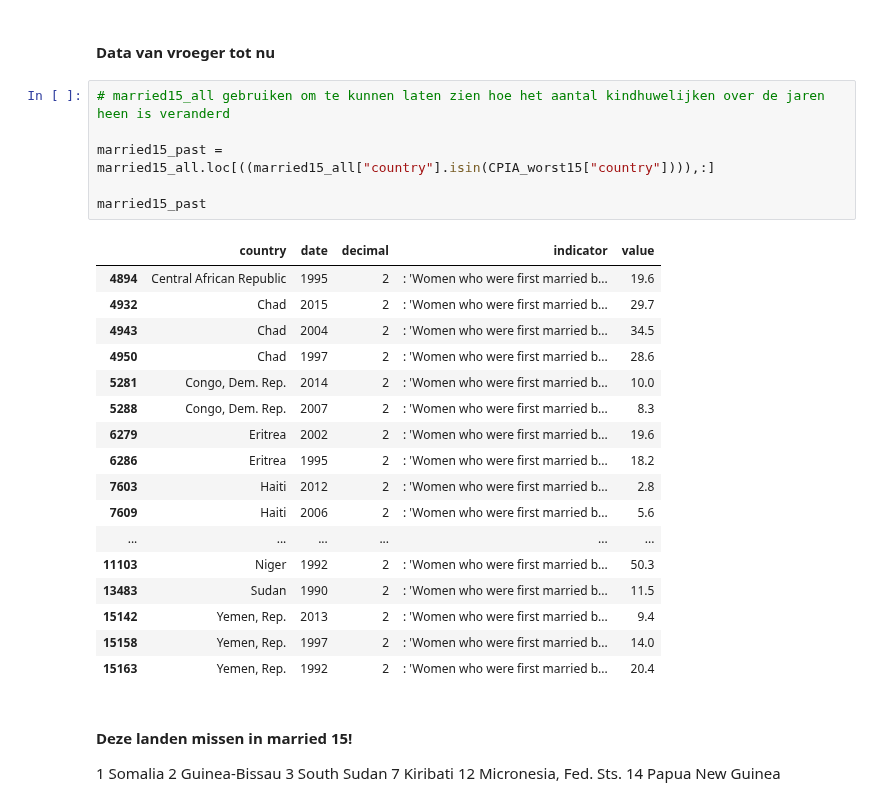
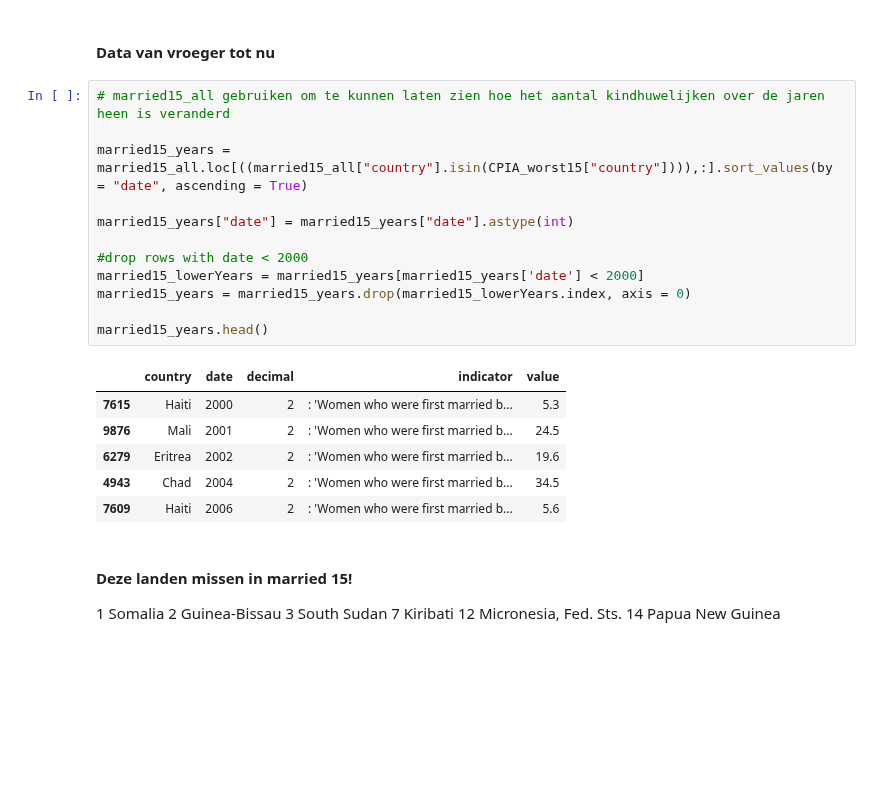
Before and after one commit to omar-d/EPA-WB-Equity, a Jupyter notebook: Deelvraag 2_kindhuwelijken.ipynb, the cells around one changed output. Drawn from its saved outputs; the diff is of its cells as text; blank space fills up the shorter version.

```diff
--- a/Deelvraag 2_kindhuwelijken.ipynb
+++ b/Deelvraag 2_kindhuwelijken.ipynb
@@ -112,27 +80,22 @@ Text(0,0.5,'Percentage')
 # %%
 # married15_all gebruiken om te kunnen laten zien hoe het aantal kindhuwelijken over de jaren heen is veranderd
 
-married15_past = married15_all.loc[((married15_all["country"].isin(CPIA_worst15["country"]))),:]
+married15_years = married15_all.loc[((married15_all["country"].isin(CPIA_worst15["country"]))),:].sort_values(by = "date", ascending = True)
 
-married15_past
+married15_years["date"] = married15_years["date"].astype(int)
+
+#drop rows with date < 2000
+married15_lowerYears = married15_years[married15_years['date'] < 2000]
+married15_years = married15_years.drop(married15_lowerYears.index, axis = 0)
+
+married15_years.head()
 # %% [output]
 |  | country | date | decimal | indicator | value |
-| 4894 | Central African Republic | 1995 | 2 | : 'Women who were first married b... | 19.6 |
-| 4932 | Chad | 2015 | 2 | : 'Women who were first married b... | 29.7 |
+| 7615 | Haiti | 2000 | 2 | : 'Women who were first married b... | 5.3 |
+| 9876 | Mali | 2001 | 2 | : 'Women who were first married b... | 24.5 |
+| 6279 | Eritrea | 2002 | 2 | : 'Women who were first married b... | 19.6 |
 | 4943 | Chad | 2004 | 2 | : 'Women who were first married b... | 34.5 |
-| 4950 | Chad | 1997 | 2 | : 'Women who were first married b... | 28.6 |
-| 5281 | Congo, Dem. Rep. | 2014 | 2 | : 'Women who were first married b... | 10.0 |
-| 5288 | Congo, Dem. Rep. | 2007 | 2 | : 'Women who were first married b... | 8.3 |
-| 6279 | Eritrea | 2002 | 2 | : 'Women who were first married b... | 19.6 |
-| 6286 | Eritrea | 1995 | 2 | : 'Women who were first married b... | 18.2 |
-| 7603 | Haiti | 2012 | 2 | : 'Women who were first married b... | 2.8 |
 | 7609 | Haiti | 2006 | 2 | : 'Women who were first married b... | 5.6 |
-| ... | ... | ... | ... | ... | ... |
-| 11103 | Niger | 1992 | 2 | : 'Women who were first married b... | 50.3 |
-| 13483 | Sudan | 1990 | 2 | : 'Women who were first married b... | 11.5 |
-| 15142 | Yemen, Rep. | 2013 | 2 | : 'Women who were first married b... | 9.4 |
-| 15158 | Yemen, Rep. | 1997 | 2 | : 'Women who were first married b... | 14.0 |
-| 15163 | Yemen, Rep. | 1992 | 2 | : 'Women who were first married b... | 20.4 |
 # %% [markdown]
 #### Deze landen missen in married 15!
 1                      Somalia
```
Also changed, not shown: parts of 11 cells of this notebook, 1 other file.
